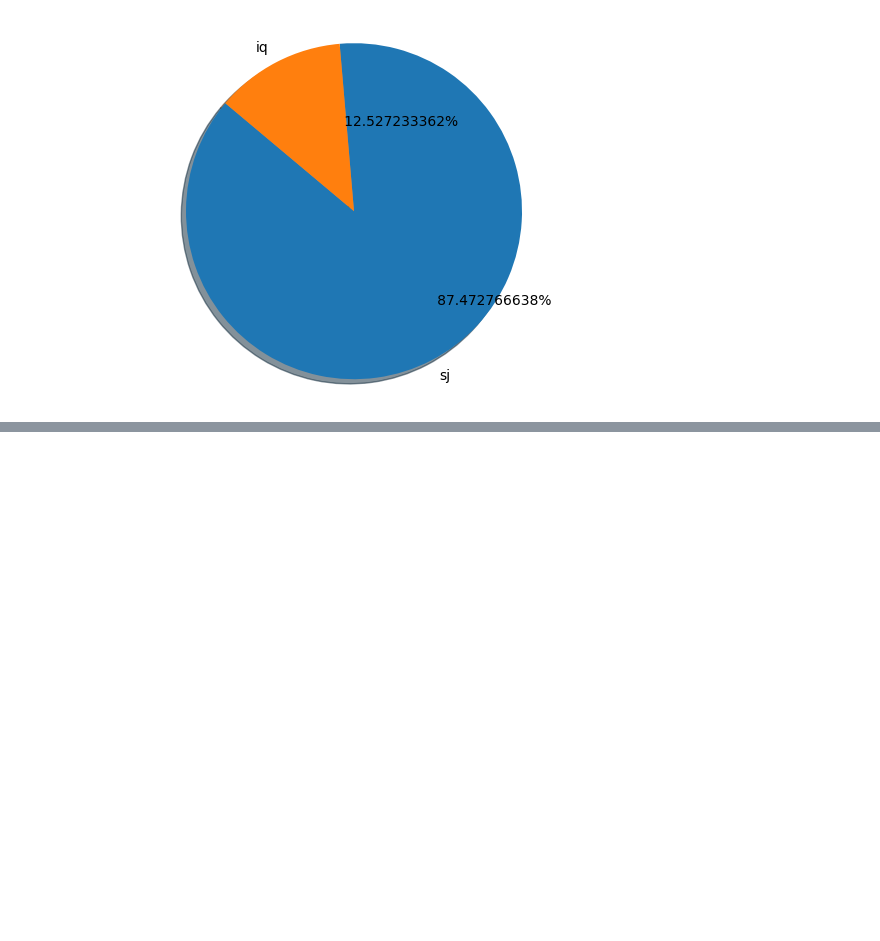
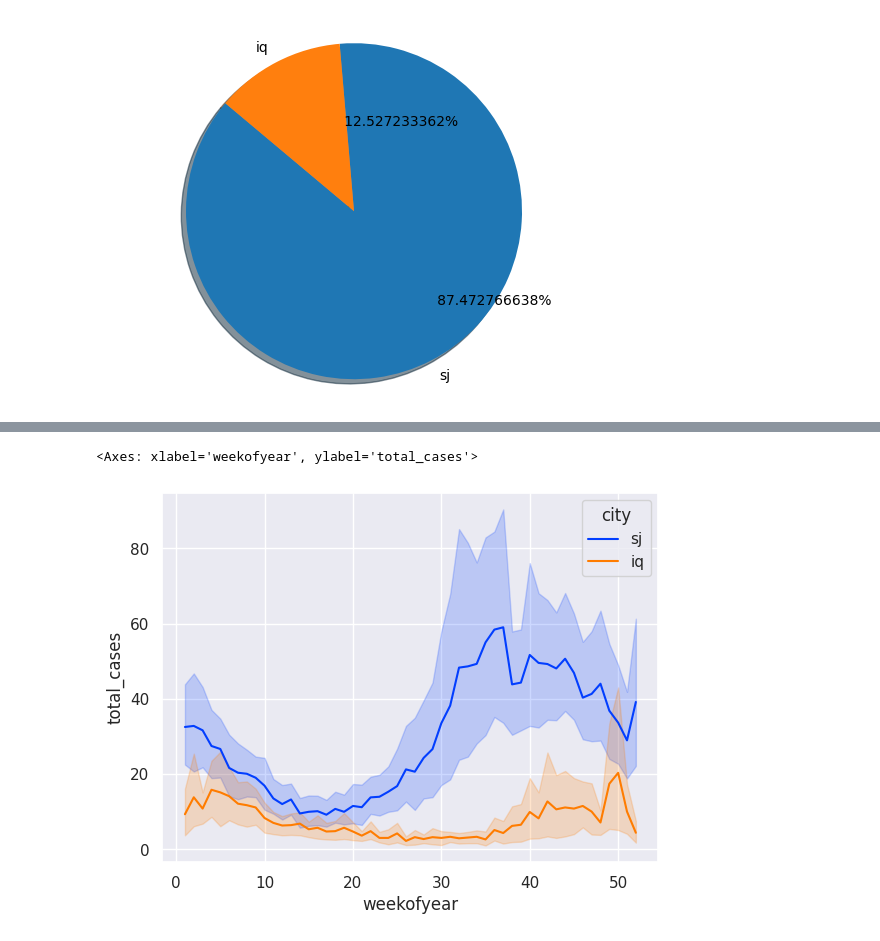
Before and after one commit to Sumitmeharwade/dengAI, a Jupyter notebook: DengAI.ipynb, the cells around one changed output, grey strips where cells are left out. Cells and saved outputs as stored; diff of their text form; code cells hidden in the pictures; blank space fills up the shorter version.

```diff
--- a/DengAI.ipynb
+++ b/DengAI.ipynb
@@ -552,0 +563,5 @@ plt.show()
+# %%
+sns.lineplot(x='weekofyear', y='total_cases', data=df, hue='city')
+# %% [output]
+<Axes: xlabel='weekofyear', ylabel='total_cases'>
+[figure, added]
```
Also changed, not shown: parts of 1 cell of this notebook.
